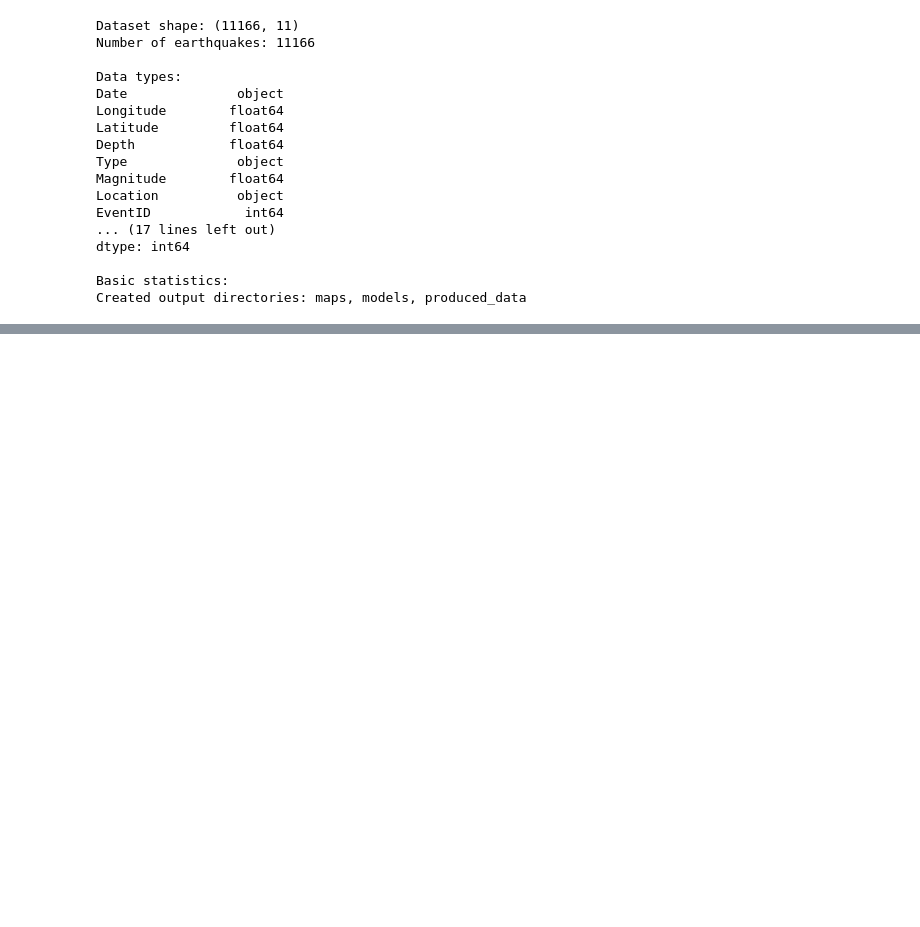
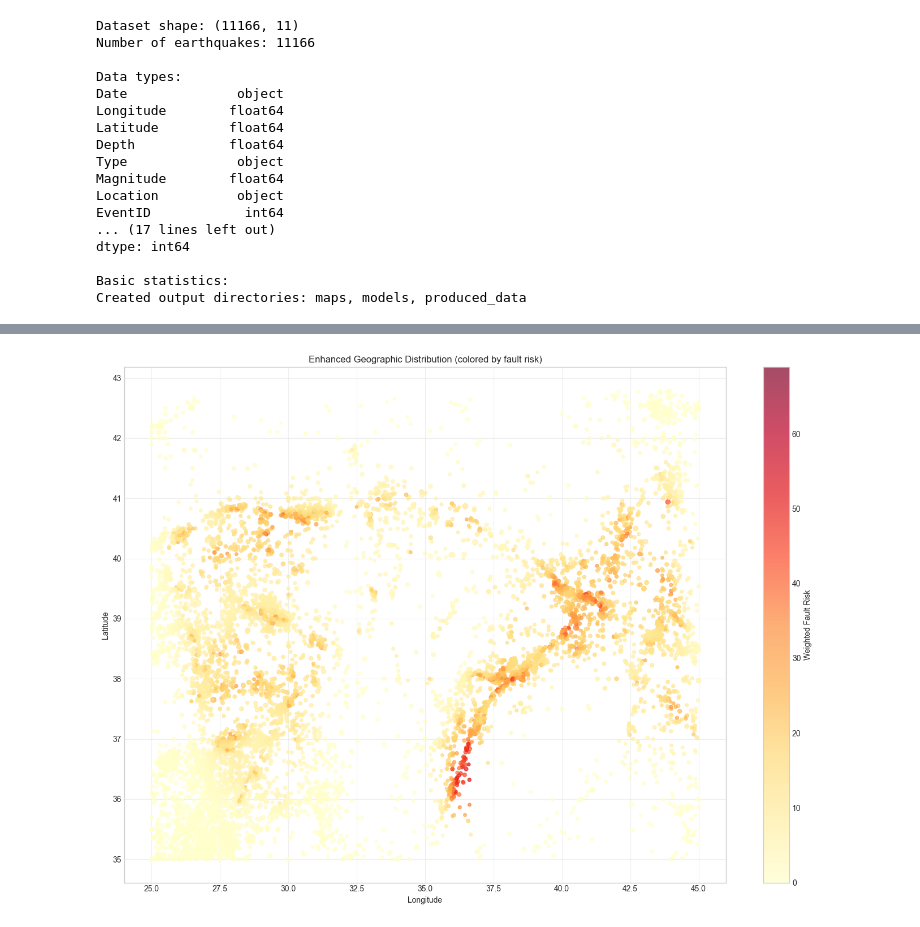
Before and after one commit to sarpowsky/turkey-earthquake-analysis, a Jupyter notebook: supervised.ipynb, the cells around one changed output, grey strips where cells are left out. Drawn from its saved outputs; the diff is of its cells as text; code cells hidden in the pictures; blank space fills up the shorter version.

```diff
--- a/supervised.ipynb
+++ b/supervised.ipynb
@@ -1786,0 +1731,89 @@ Model loading script saved as 'models/load_pytorch_model.py'
+# %%
+# Enhanced 3D visualization with Plotly
+import plotly.express as px
+
+# 3D scatter plot with enhanced features
+fig = px.scatter_3d(
+    model_df.sample(min(3000, len(model_df))),
+    x='Longitude', y='Latitude', z='Depth',
+    color='weighted_fault_risk' if 'weighted_fault_risk' in model_df.columns else 'Magnitude',
+    size='Magnitude',
+    color_continuous_scale='Viridis',
+    title='Enhanced 3D Visualization of Earthquakes',
+    hover_data=['fault_complexity_score', 'density_50km'] if 'fault_complexity_score' in model_df.columns else ['Magnitude']
+)
+
+fig.update_layout(scene=dict(
+    xaxis_title='Longitude',
+    yaxis_title='Latitude',
+    zaxis_title='Depth (km)',
+    zaxis=dict(autorange="reversed")
+))
+fig.write_html('maps/enhanced_earthquake_3d.html')
+fig.show()
+
+# Enhanced geographic distribution by magnitude with fault risk
+plt.figure(figsize=(14, 10))
+if 'weighted_fault_risk' in model_df.columns:
+    scatter = plt.scatter(model_df['Longitude'], model_df['Latitude'],
+                         c=model_df['weighted_fault_risk'], cmap='YlOrRd',
+                         alpha=0.7, s=model_df['Magnitude']**2)
+    plt.colorbar(scatter, label='Weighted Fault Risk')
+    plt.title('Enhanced Geographic Distribution (colored by fault risk)')
+else:
+    scatter = plt.scatter(model_df['Longitude'], model_df['Latitude'],
+                         c=model_df['Magnitude'], cmap='YlOrRd',
+                         alpha=0.7, s=model_df['Magnitude']**2)
+    plt.colorbar(scatter, label='Magnitude')
+    plt.title('Geographic Distribution by Magnitude')
+
+plt.xlabel('Longitude')
+plt.ylabel('Latitude')
+plt.grid(True, alpha=0.3)
+plt.tight_layout()
+plt.show()
+
+# Enhanced magnitude frequency plot with fault risk overlay
+plt.figure(figsize=(12, 6))
+counts, bins, _ = plt.hist(model_df['Magnitude'], bins=30, alpha=0.7, label='Frequency')
+plt.plot(bins[:-1], counts, '-o', color='darkred')
+
+# Add average fault risk by magnitude bin if available
+if 'weighted_fault_risk' in model_df.columns:
+    ax2 = plt.twinx()
+    mag_bins = pd.cut(model_df['Magnitude'], bins=10)
+    risk_by_mag = model_df.groupby(mag_bins)['weighted_fault_risk'].mean()
+    ax2.plot(risk_by_mag.index.map(lambda x: x.mid), risk_by_mag.values,
+             'g-s', alpha=0.8, label='Avg Fault Risk')
+    ax2.set_ylabel('Average Weighted Fault Risk', color='green')
+    ax2.legend(loc='upper right')
+
+plt.title('Enhanced Frequency Distribution with Fault Risk')
+plt.xlabel('Magnitude')
+plt.ylabel('Frequency')
+plt.legend()
+plt.grid(True, alpha=0.3)
+plt.tight_layout()
+plt.show()
+
+# Heatmap of enhanced features by location
+if all(col in model_df.columns for col in ['weighted_fault_risk', 'fault_complexity_score']):
+    plt.figure(figsize=(14, 10))
+
+    # Create location bins for heatmap
+    lat_bins = pd.cut(model_df['Latitude'], bins=8)
+    lon_bins = pd.cut(model_df['Longitude'], bins=10)
+
+    # Calculate mean risk by location
+    location_risk = model_df.groupby([lat_bins, lon_bins])['weighted_fault_risk'].mean().unstack()
+
+    sns.heatmap(location_risk, cmap='YlOrRd', annot=False, fmt='.1f')
+    plt.title('Spatial Distribution of Weighted Fault Risk')
+    plt.xlabel('Longitude Bins')
+    plt.ylabel('Latitude Bins')
+    plt.tight_layout()
+    plt.show()
+
+print("Enhanced 3D visualization saved to 'maps/enhanced_earthquake_3d.html'")
+# %% [output]
+[figure, added]
```
Also changed, not shown: parts of 77 cells of this notebook, 42 other files.
